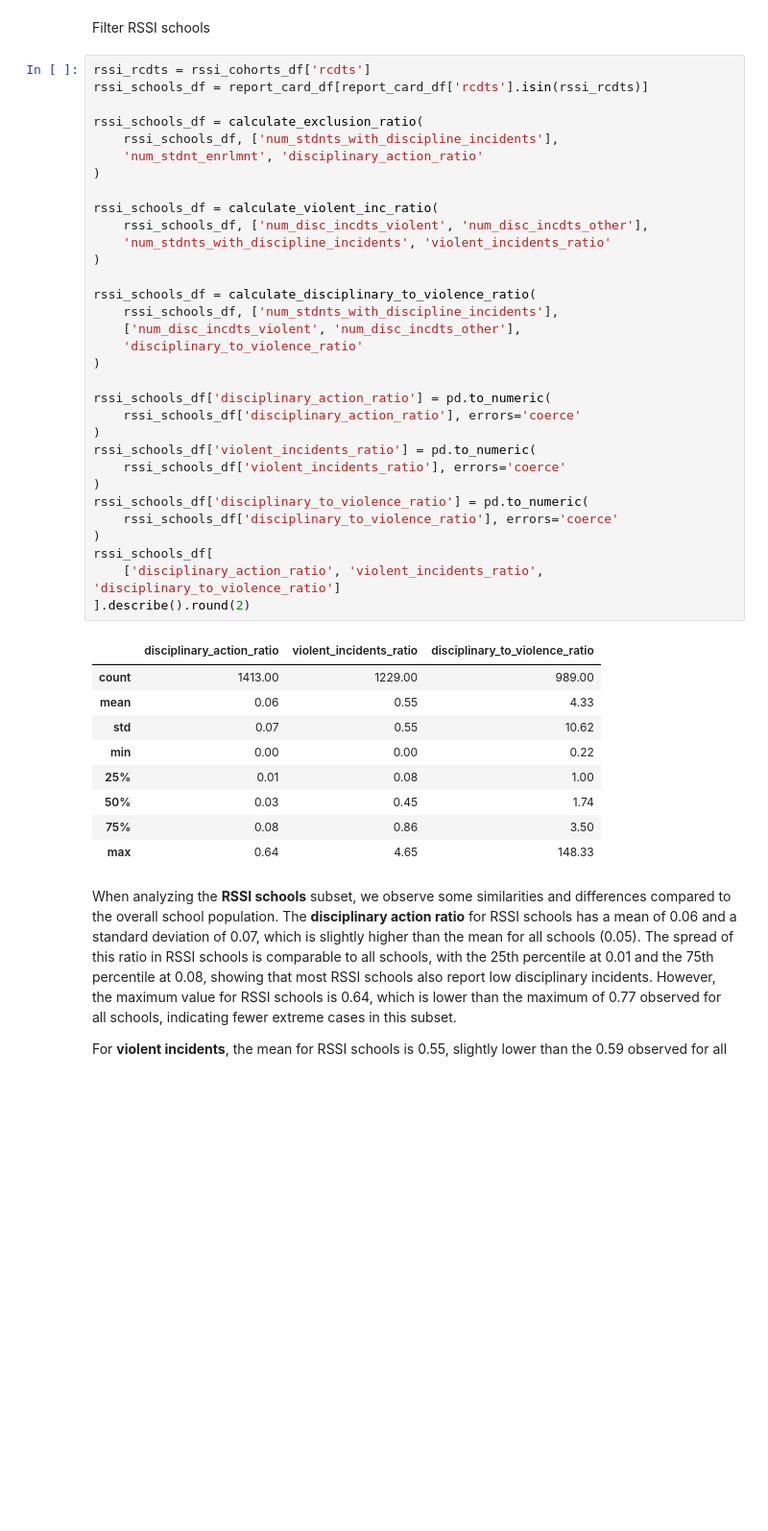
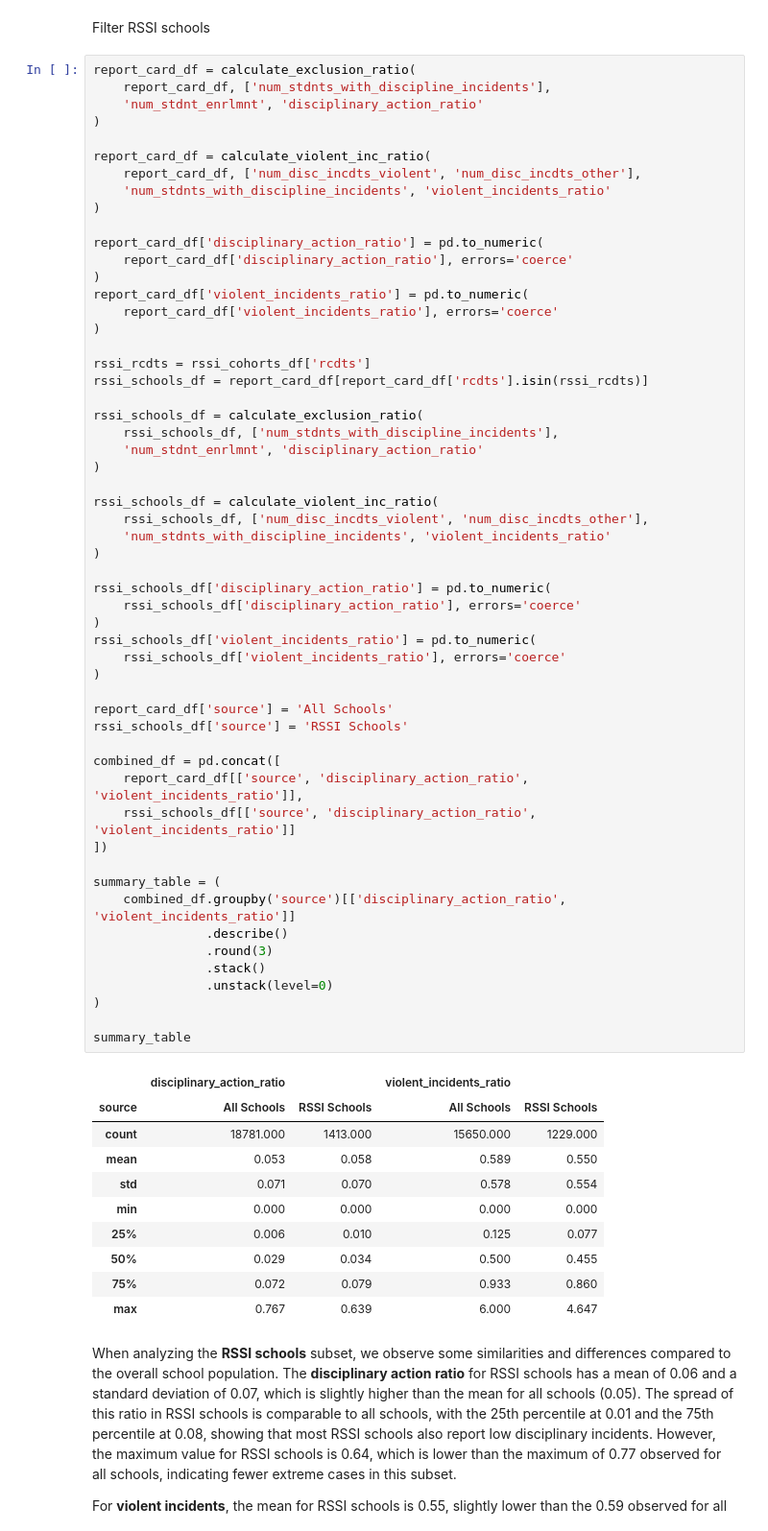
Before and after one commit to parliamentdata/rssi_discipline_analysis, a Jupyter notebook: discipline_analysis.ipynb, the cells around one changed output. Shown: that part at 96% size. Drawn from its saved outputs; the diff is of its cells as text; blank space fills up the shorter version.

```diff
--- a/discipline_analysis.ipynb
+++ b/discipline_analysis.ipynb
@@ -343,47 +284,71 @@ In contrast, the **violent incidents ratio** has a much higher mean of 0.59 and
 # %% [markdown]
 Filter RSSI schools
 # %%
+report_card_df = calculate_exclusion_ratio(
+    report_card_df, ['num_stdnts_with_discipline_incidents'],
+    'num_stdnt_enrlmnt', 'disciplinary_action_ratio'
+)
+
+report_card_df = calculate_violent_inc_ratio(
+    report_card_df, ['num_disc_incdts_violent', 'num_disc_incdts_other'],
+    'num_stdnts_with_discipline_incidents', 'violent_incidents_ratio'
+)
+
+report_card_df['disciplinary_action_ratio'] = pd.to_numeric(
+    report_card_df['disciplinary_action_ratio'], errors='coerce'
+)
+report_card_df['violent_incidents_ratio'] = pd.to_numeric(
+    report_card_df['violent_incidents_ratio'], errors='coerce'
+)
+
 rssi_rcdts = rssi_cohorts_df['rcdts']
 rssi_schools_df = report_card_df[report_card_df['rcdts'].isin(rssi_rcdts)]
 
 rssi_schools_df = calculate_exclusion_ratio(
     rssi_schools_df, ['num_stdnts_with_discipline_incidents'],
     'num_stdnt_enrlmnt', 'disciplinary_action_ratio'
 )
 
 rssi_schools_df = calculate_violent_inc_ratio(
     rssi_schools_df, ['num_disc_incdts_violent', 'num_disc_incdts_other'],
     'num_stdnts_with_discipline_incidents', 'violent_incidents_ratio'
 )
 
-rssi_schools_df = calculate_disciplinary_to_violence_ratio(
-    rssi_schools_df, ['num_stdnts_with_discipline_incidents'],
-    ['num_disc_incdts_violent', 'num_disc_incdts_other'],
-    'disciplinary_to_violence_ratio'
-)
-
 rssi_schools_df['disciplinary_action_ratio'] = pd.to_numeric(
     rssi_schools_df['disciplinary_action_ratio'], errors='coerce'
 )
 rssi_schools_df['violent_incidents_ratio'] = pd.to_numeric(
     rssi_schools_df['violent_incidents_ratio'], errors='coerce'
 )
-rssi_schools_df['disciplinary_to_violence_ratio'] = pd.to_numeric(
-    rssi_schools_df['disciplinary_to_violence_ratio'], errors='coerce'
+
+report_card_df['source'] = 'All Schools'
+rssi_schools_df['source'] = 'RSSI Schools'
+
+combined_df = pd.concat([
+    report_card_df[['source', 'disciplinary_action_ratio', 'violent_incidents_ratio']],
+    rssi_schools_df[['source', 'disciplinary_action_ratio', 'violent_incidents_ratio']]
+])
+
+summary_table = (
+    combined_df.groupby('source')[['disciplinary_action_ratio', 'violent_incidents_ratio']]
+               .describe()
+               .round(3)
+               .stack()
+               .unstack(level=0)
 )
-rssi_schools_df[
-    ['disciplinary_action_ratio', 'violent_incidents_ratio', 'disciplinary_to_violence_ratio']
-].describe().round(2)
+
+summary_table
 # %% [output]
-|  | disciplinary_action_ratio | violent_incidents_ratio | disciplinary_to_violence_ratio |
-| count | 1413.00 | 1229.00 | 989.00 |
-| mean | 0.06 | 0.55 | 4.33 |
-| std | 0.07 | 0.55 | 10.62 |
-| min | 0.00 | 0.00 | 0.22 |
-| 25% | 0.01 | 0.08 | 1.00 |
-| 50% | 0.03 | 0.45 | 1.74 |
-| 75% | 0.08 | 0.86 | 3.50 |
-| max | 0.64 | 4.65 | 148.33 |
+|  | disciplinary_action_ratio |  | violent_incidents_ratio |  |
+| source | All Schools | RSSI Schools | All Schools | RSSI Schools |
+| count | 18781.000 | 1413.000 | 15650.000 | 1229.000 |
+| mean | 0.053 | 0.058 | 0.589 | 0.550 |
+| std | 0.071 | 0.070 | 0.578 | 0.554 |
+| min | 0.000 | 0.000 | 0.000 | 0.000 |
+| 25% | 0.006 | 0.010 | 0.125 | 0.077 |
+| 50% | 0.029 | 0.034 | 0.500 | 0.455 |
+| 75% | 0.072 | 0.079 | 0.933 | 0.860 |
+| max | 0.767 | 0.639 | 6.000 | 4.647 |
 # %% [markdown]
 When analyzing the **RSSI schools** subset, we observe some similarities and differences compared to the overall school population. The **disciplinary action ratio** for RSSI schools has a mean of 0.06 and a standard deviation of 0.07, which is slightly higher than the mean for all schools (0.05). The spread of this ratio in RSSI schools is comparable to all schools, with the 25th percentile at 0.01 and the 75th percentile at 0.08, showing that most RSSI schools also report low disciplinary incidents. However, the maximum value for RSSI schools is 0.64, which is lower than the maximum of 0.77 observed for all schools, indicating fewer extreme cases in this subset.
 
```
Also changed, not shown: parts of 13 cells of this notebook.
